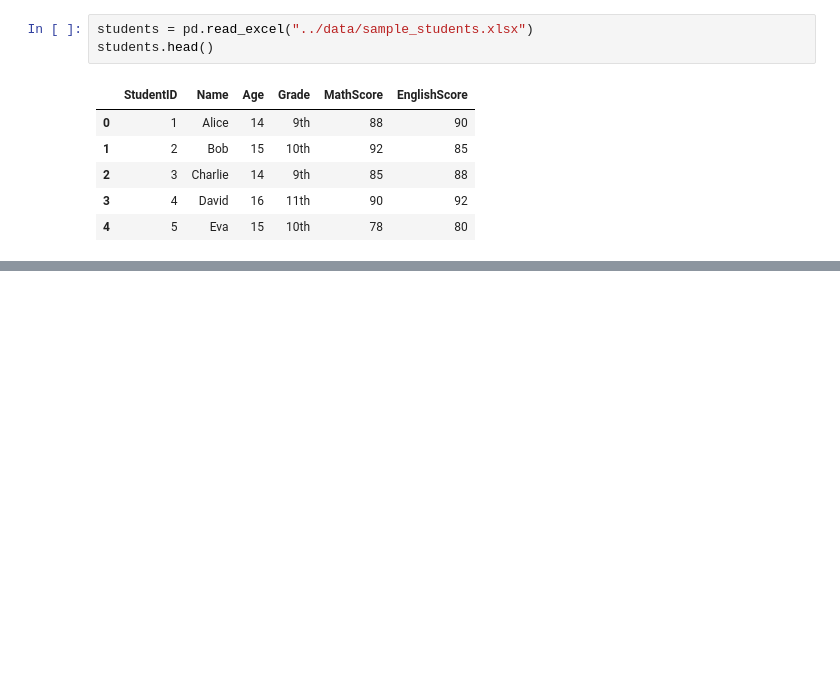
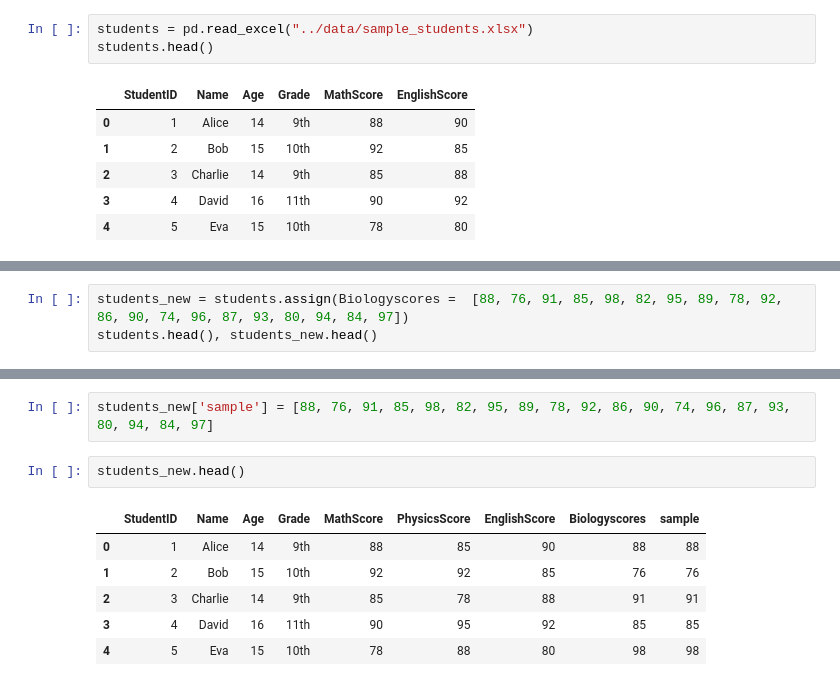
Before and after one commit to bvkiran8058/Data-Science, a Jupyter notebook: Pandas/Pandas advance.ipynb, the cells around one changed output, grey strips where cells are left out. Saved outputs shown, nothing was run; the diff lists cells and outputs as text; blank space fills up the shorter version.

```diff
--- a/Pandas/Pandas advance.ipynb
+++ b/Pandas/Pandas advance.ipynb
@@ -61,0 +121,3 @@ students.head()
+# %%
+students_new = students.assign(Biologyscores =  [88, 76, 91, 85, 98, 82, 95, 89, 78, 92, 86, 90, 74, 96, 87, 93, 80, 94, 84, 97])
+students.head(), students_new.head()
@@ -61,0 +144,11 @@ students.head()
+# %%
+students_new['sample'] = [88, 76, 91, 85, 98, 82, 95, 89, 78, 92, 86, 90, 74, 96, 87, 93, 80, 94, 84, 97]
+# %%
+students_new.head()
+# %% [output]
+|  | StudentID | Name | Age | Grade | MathScore | PhysicsScore | EnglishScore | Biologyscores | sample |
+| 0 | 1 | Alice | 14 | 9th | 88 | 85 | 90 | 88 | 88 |
+| 1 | 2 | Bob | 15 | 10th | 92 | 92 | 85 | 76 | 76 |
+| 2 | 3 | Charlie | 14 | 9th | 85 | 78 | 88 | 91 | 91 |
+| 3 | 4 | David | 16 | 11th | 90 | 95 | 92 | 85 | 85 |
+| 4 | 5 | Eva | 15 | 10th | 78 | 88 | 80 | 98 | 98 |
```
Also changed, not shown: parts of 25 cells of this notebook.
